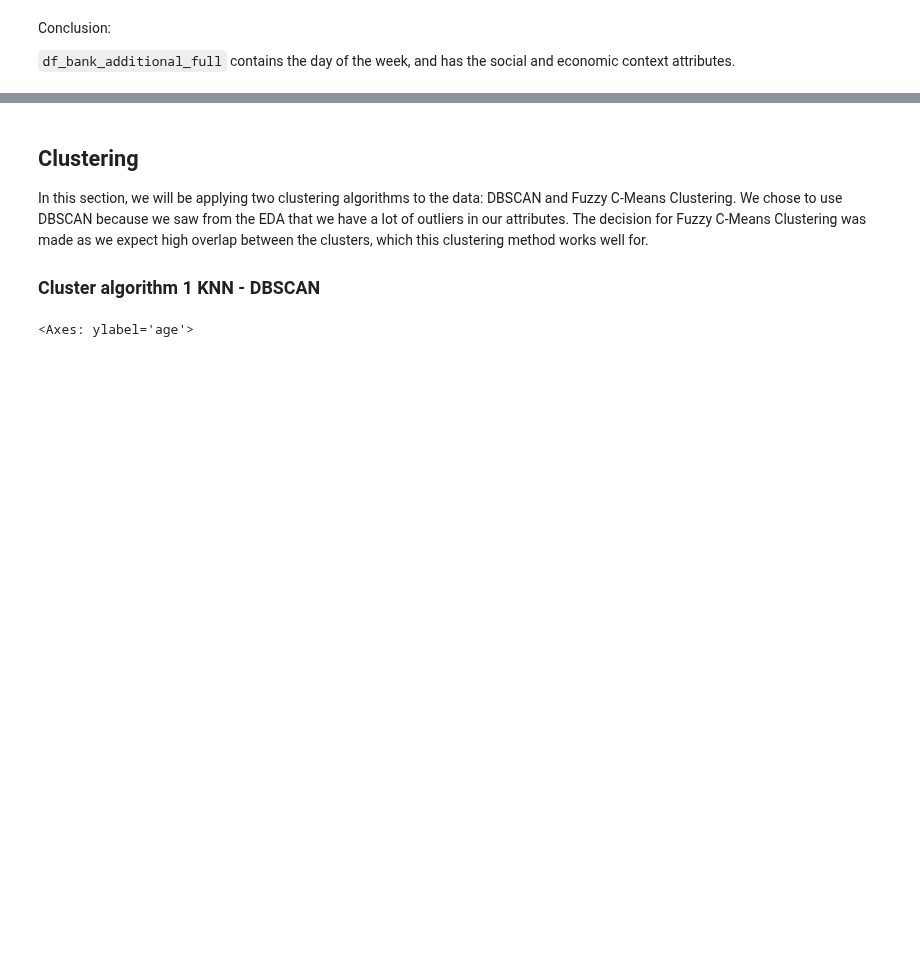
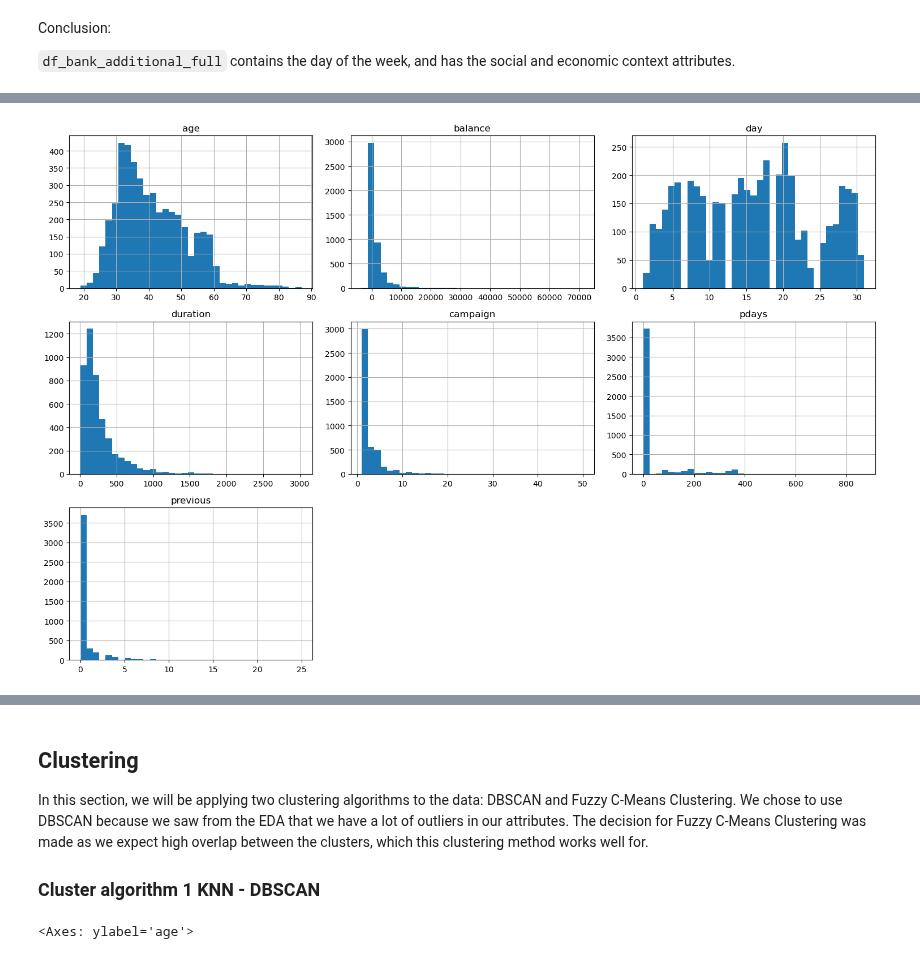
Before and after one commit to DSBE-Semester-A/DataMining, a Jupyter notebook: Assignment2/Assignment_2.ipynb, the cells around one changed output, grey strips where cells are left out. Drawn from its saved outputs; the diff is of its cells as text; code cells hidden in the pictures; blank space fills up the shorter version.

```diff
--- a/Assignment2/Assignment_2.ipynb
+++ b/Assignment2/Assignment_2.ipynb
@@ -68,0 +142,11 @@ Conclusion:
+# %%
+# create a figure with histogram subplots
+plt.figure(figsize=(15, 10))
+for i, feature in enumerate(numerical_columns, 1):
+    plt.subplot(len(numerical_columns)//3 + 1, 3, i)
+    df_bank[feature].hist(bins=35)
+    plt.title(feature)
+plt.tight_layout()
+plt.show()
+# %% [output]
+[figure, added]
```
Also changed, not shown: parts of 35 cells of this notebook.
